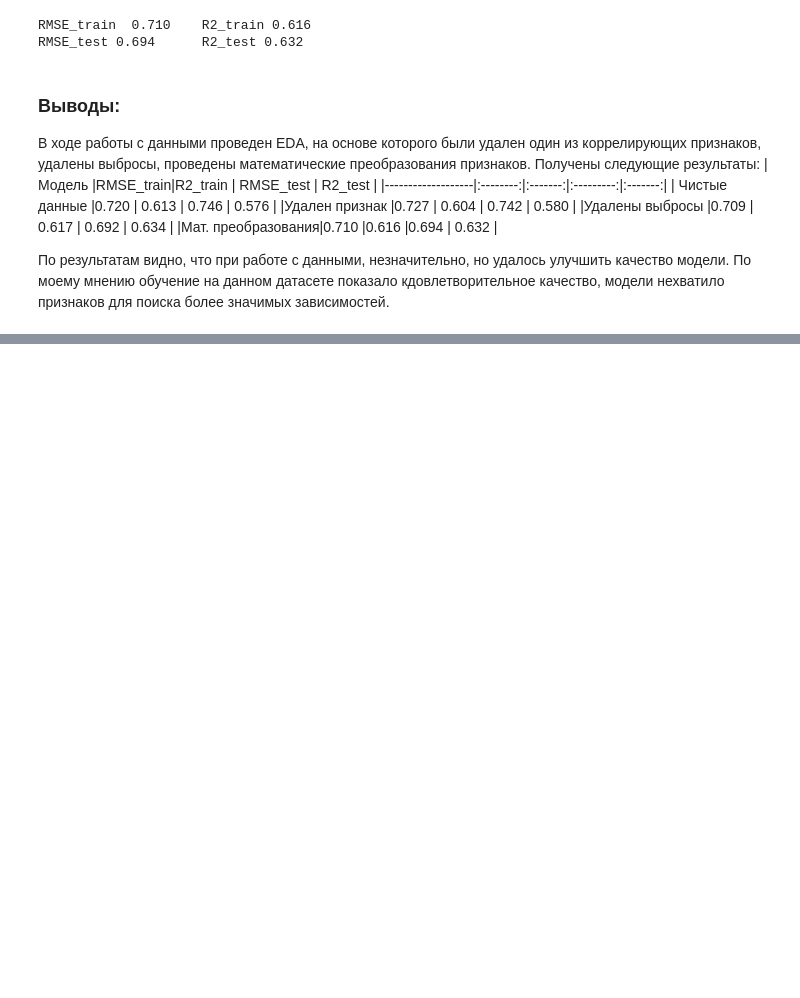
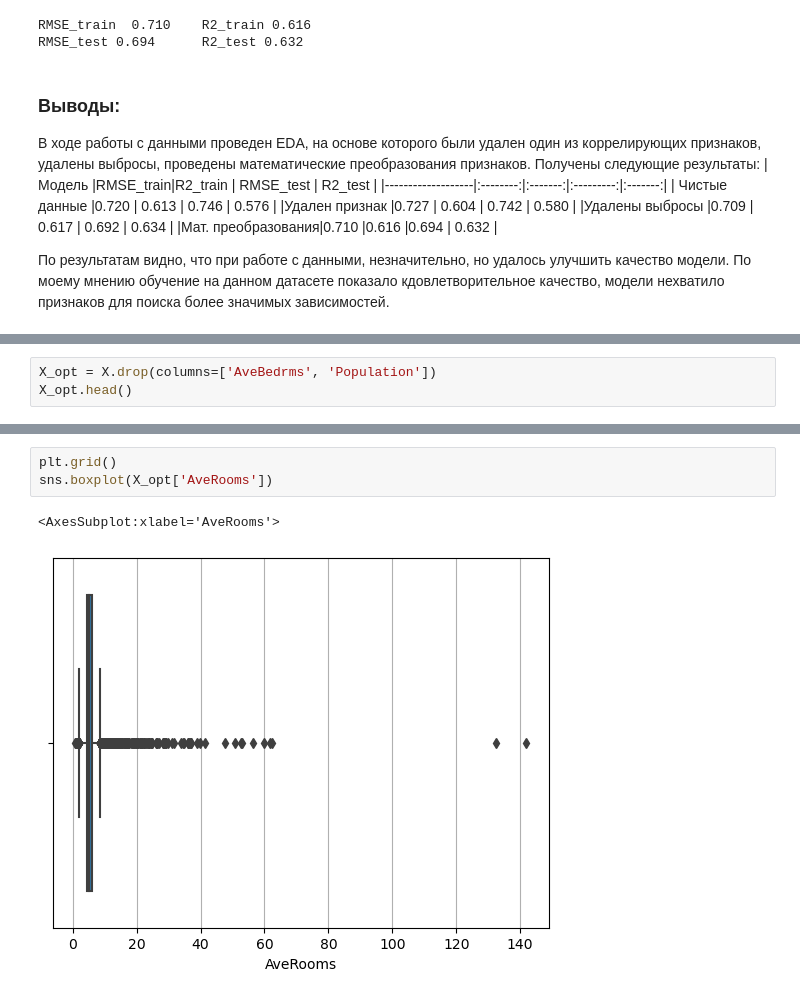
Before and after one commit to VyacheslavGusev/Machine_Lerning, a Jupyter notebook: ML_practice.ipynb, the cells around one changed output, grey strips where cells are left out. Saved outputs shown, nothing was run; the diff lists cells and outputs as text; blank space fills up the shorter version.

```diff
--- a/ML_practice.ipynb
+++ b/ML_practice.ipynb
@@ -1587,0 +1717,3 @@ RMSE_test 0.694      R2_test 0.632
+# %%
+X_opt = X.drop(columns=['AveBedrms', 'Population'])
+X_opt.head()
@@ -1587,0 +1737,6 @@ RMSE_test 0.694      R2_test 0.632
+# %%
+plt.grid()
+sns.boxplot(X_opt['AveRooms'])
+# %% [output]
+<AxesSubplot:xlabel='AveRooms'>
+[figure, added]
```
Also changed, not shown: parts of 43 cells of this notebook.
